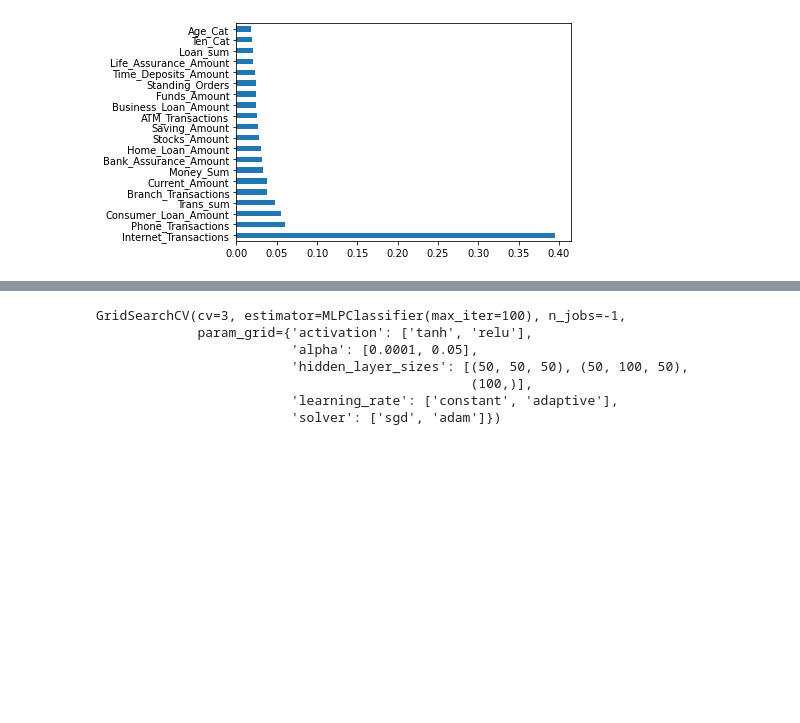
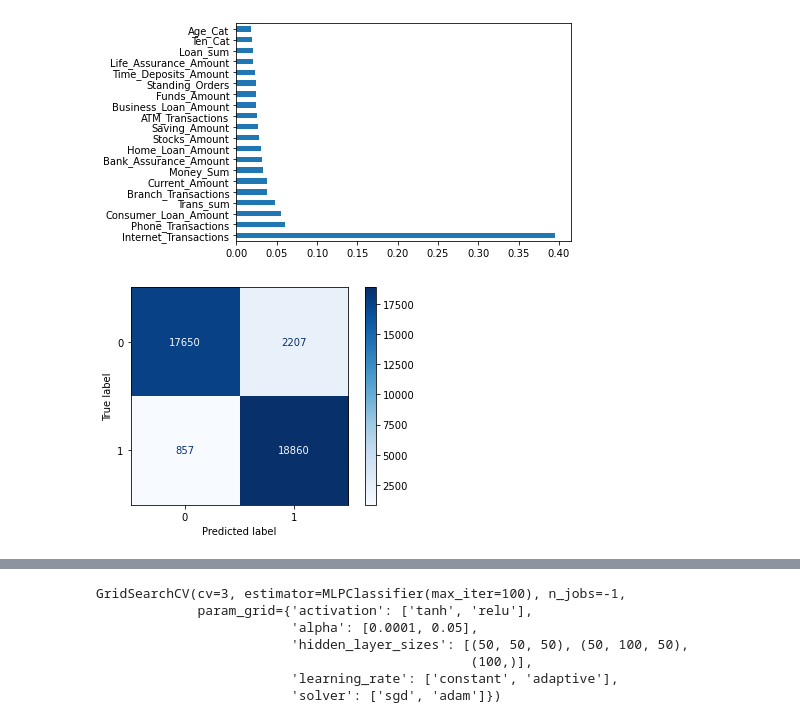
Before and after one commit to DAB-2021/Banking-prediction, a Jupyter notebook: BankModels.ipynb, the cells around one changed output, grey strips where cells are left out. Saved outputs shown, nothing was run; the diff lists cells and outputs as text; code cells hidden in the pictures; blank space fills up the shorter version.

```diff
--- a/BankModels.ipynb
+++ b/BankModels.ipynb
@@ -349,7 +349,8 @@ Feature: 20, Score: 0.04791
 # %%
 from matplotlib.pyplot import figure
 disp = plot_confusion_matrix(rs.best_estimator_, test_scaled, y_test,
                                  cmap=plt.cm.Blues)
-figure(figsize=(12,12)
+figure(figsize=(12,12))
 plt.show()
 # %% [output]
+[figure, added]
```
Also changed, not shown: parts of 2 cells of this notebook.
